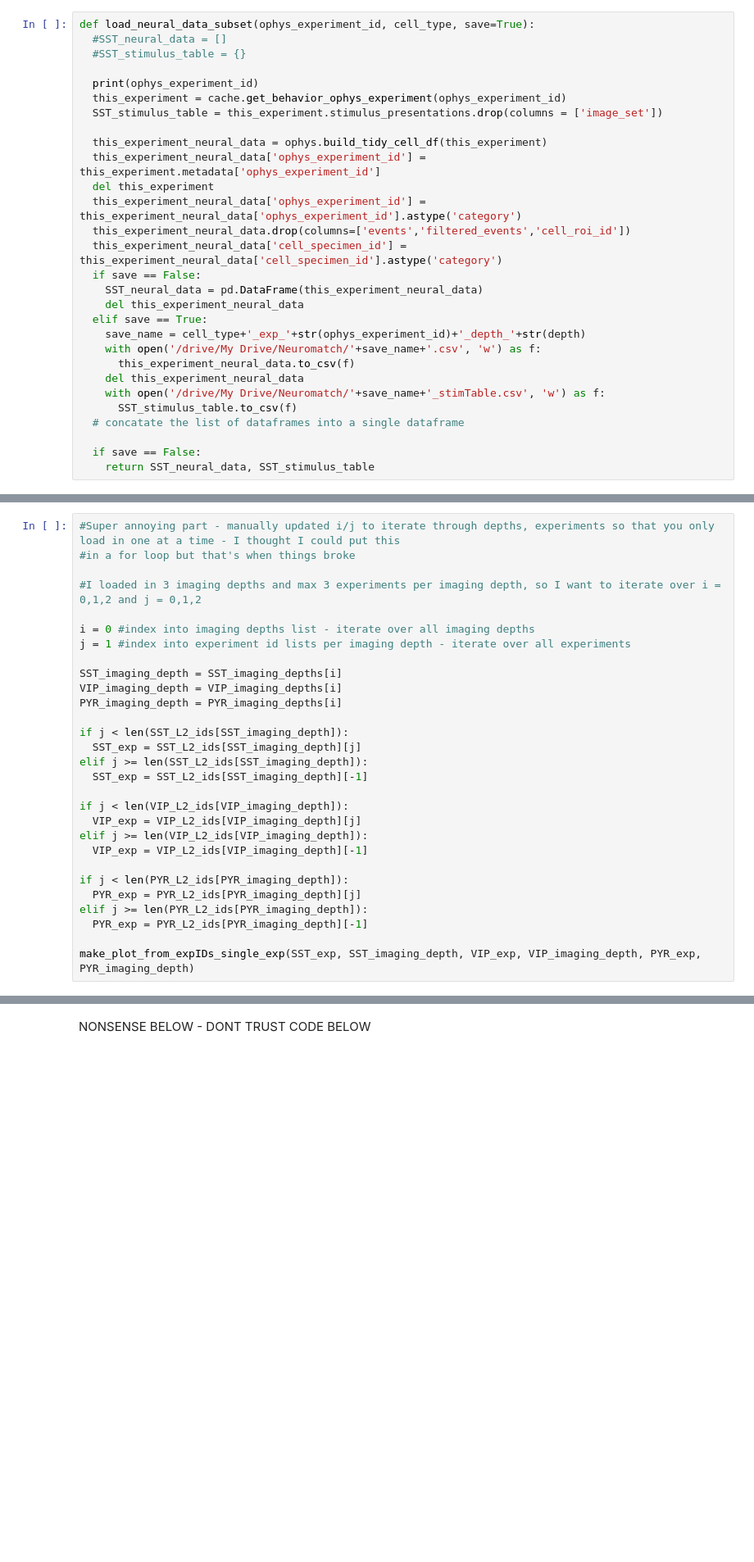
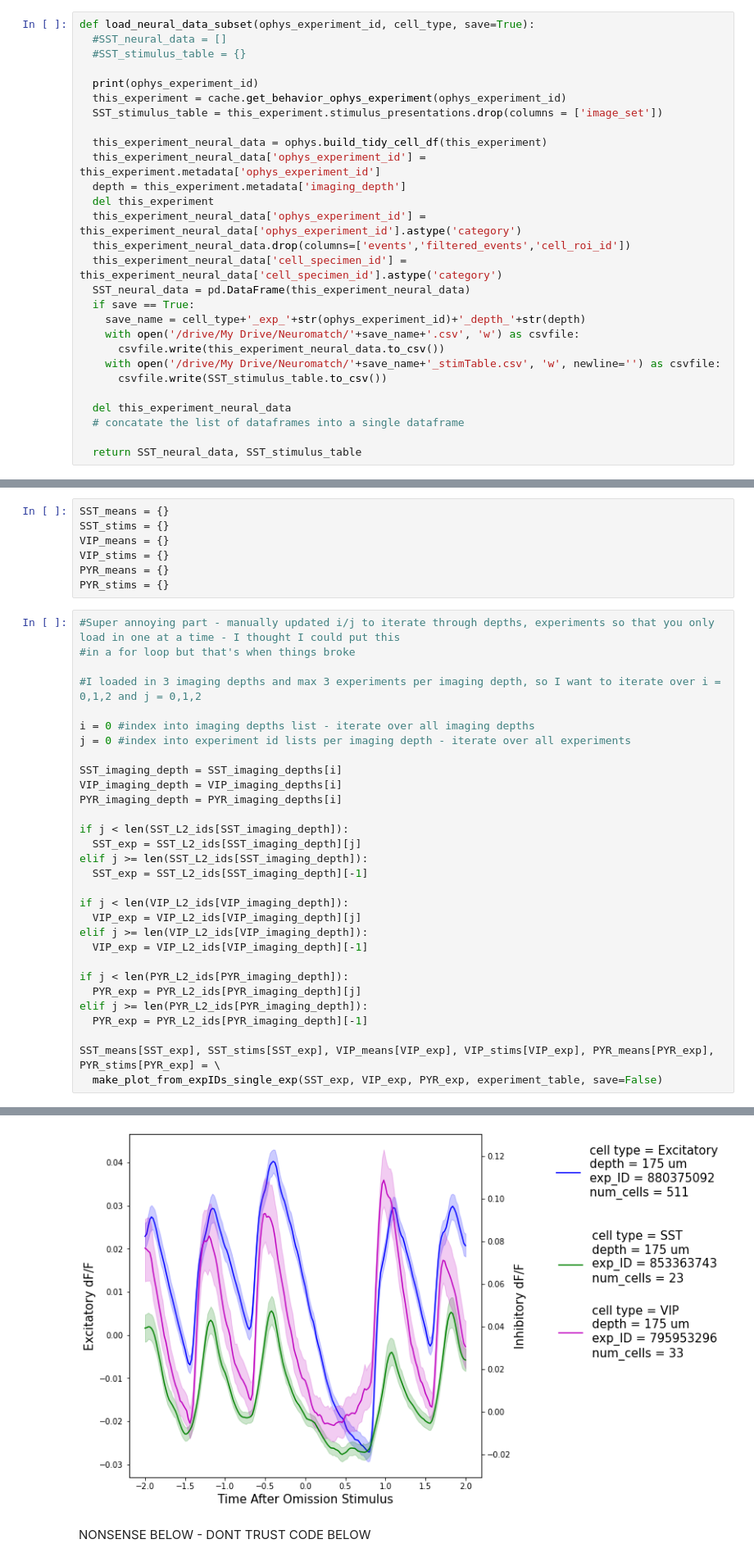
Before and after one commit to cagdastopcu/omission-of-visual-stimuli, a Jupyter notebook: JB_updated_plotter_one_exp_at_a_time_7_16_21.ipynb, the cells around one changed output, grey strips where cells are left out. Shown at 82% size. Saved outputs shown, nothing was run; the diff lists cells and outputs as text; blank space fills up the shorter version.

Commit message:
Updated with nicer plot legends/axes and to save mean dff data

```diff
--- a/JB_updated_plotter_one_exp_at_a_time_7_16_21.ipynb
+++ b/JB_updated_plotter_one_exp_at_a_time_7_16_21.ipynb
@@ -228,24 +276,23 @@ def load_neural_data_subset(ophys_experiment_id, cell_type, save=True):
 
   this_experiment_neural_data = ophys.build_tidy_cell_df(this_experiment)
   this_experiment_neural_data['ophys_experiment_id'] = this_experiment.metadata['ophys_experiment_id']
+  depth = this_experiment.metadata['imaging_depth']
   del this_experiment
   this_experiment_neural_data['ophys_experiment_id'] = this_experiment_neural_data['ophys_experiment_id'].astype('category')
   this_experiment_neural_data.drop(columns=['events','filtered_events','cell_roi_id'])
   this_experiment_neural_data['cell_specimen_id'] = this_experiment_neural_data['cell_specimen_id'].astype('category')
-  if save == False:
-    SST_neural_data = pd.DataFrame(this_experiment_neural_data)
-    del this_experiment_neural_data
-  elif save == True:
+  SST_neural_data = pd.DataFrame(this_experiment_neural_data)
+  if save == True:
     save_name = cell_type+'_exp_'+str(ophys_experiment_id)+'_depth_'+str(depth)
-    with open('/drive/My Drive/Neuromatch/'+save_name+'.csv', 'w') as f:
-      this_experiment_neural_data.to_csv(f)
-    del this_experiment_neural_data
-    with open('/drive/My Drive/Neuromatch/'+save_name+'_stimTable.csv', 'w') as f:
-      SST_stimulus_table.to_csv(f)
+    with open('/drive/My Drive/Neuromatch/'+save_name+'.csv', 'w') as csvfile:
+      csvfile.write(this_experiment_neural_data.to_csv())
+    with open('/drive/My Drive/Neuromatch/'+save_name+'_stimTable.csv', 'w', newline='') as csvfile:
+      csvfile.write(SST_stimulus_table.to_csv())
+
+  del this_experiment_neural_data
   # concatate the list of dataframes into a single dataframe
 
-  if save == False:
-    return SST_neural_data, SST_stimulus_table
+  return SST_neural_data, SST_stimulus_table
 # %%
 def make_event_triggered_plot(df, x, y, event_query, stimulus_table, ax, t_before=3, t_after=3, c='b'):
     etr = mindscope_utilities.event_triggered_response(
@@ -351,3 +436,10 @@ def make_plot_from_expIDs_single_exp(SST_exp, SST_depth, VIP_exp, VIP_depth, PYR
+# %%
+SST_means = {}
+SST_stims = {}
+VIP_means = {}
+VIP_stims = {}
+PYR_means = {}
+PYR_stims = {}
 # %%
 #Super annoying part - manually updated i/j to iterate through depths, experiments so that you only load in one at a time - I thought I could put this
 #in a for loop but that's when things broke
@@ -355,7 +447,7 @@ def make_plot_from_expIDs_single_exp(SST_exp, SST_depth, VIP_exp, VIP_depth, PYR
 #I loaded in 3 imaging depths and max 3 experiments per imaging depth, so I want to iterate over i = 0,1,2 and j = 0,1,2
 
 i = 0 #index into imaging depths list - iterate over all imaging depths
-j = 1 #index into experiment id lists per imaging depth - iterate over all experiments
+j = 0 #index into experiment id lists per imaging depth - iterate over all experiments
 
 SST_imaging_depth = SST_imaging_depths[i]
 VIP_imaging_depth = VIP_imaging_depths[i]
@@ -376,5 +468,6 @@ if j < len(PYR_L2_ids[PYR_imaging_depth]):
 elif j >= len(PYR_L2_ids[PYR_imaging_depth]):
   PYR_exp = PYR_L2_ids[PYR_imaging_depth][-1]
 
-make_plot_from_expIDs_single_exp(SST_exp, SST_imaging_depth, VIP_exp, VIP_imaging_depth, PYR_exp, PYR_imaging_depth)
+SST_means[SST_exp], SST_stims[SST_exp], VIP_means[VIP_exp], VIP_stims[VIP_exp], PYR_means[PYR_exp], PYR_stims[PYR_exp] = \
+  make_plot_from_expIDs_single_exp(SST_exp, VIP_exp, PYR_exp, experiment_table, save=False)
 # %% [output]
@@ -382,3 +478,4 @@ NameError: ignored
+[figure, added]
 # %% [markdown]
 NONSENSE BELOW - DONT TRUST CODE BELOW
 # %%
```
Also changed, not shown: parts of 8 cells of this notebook.
